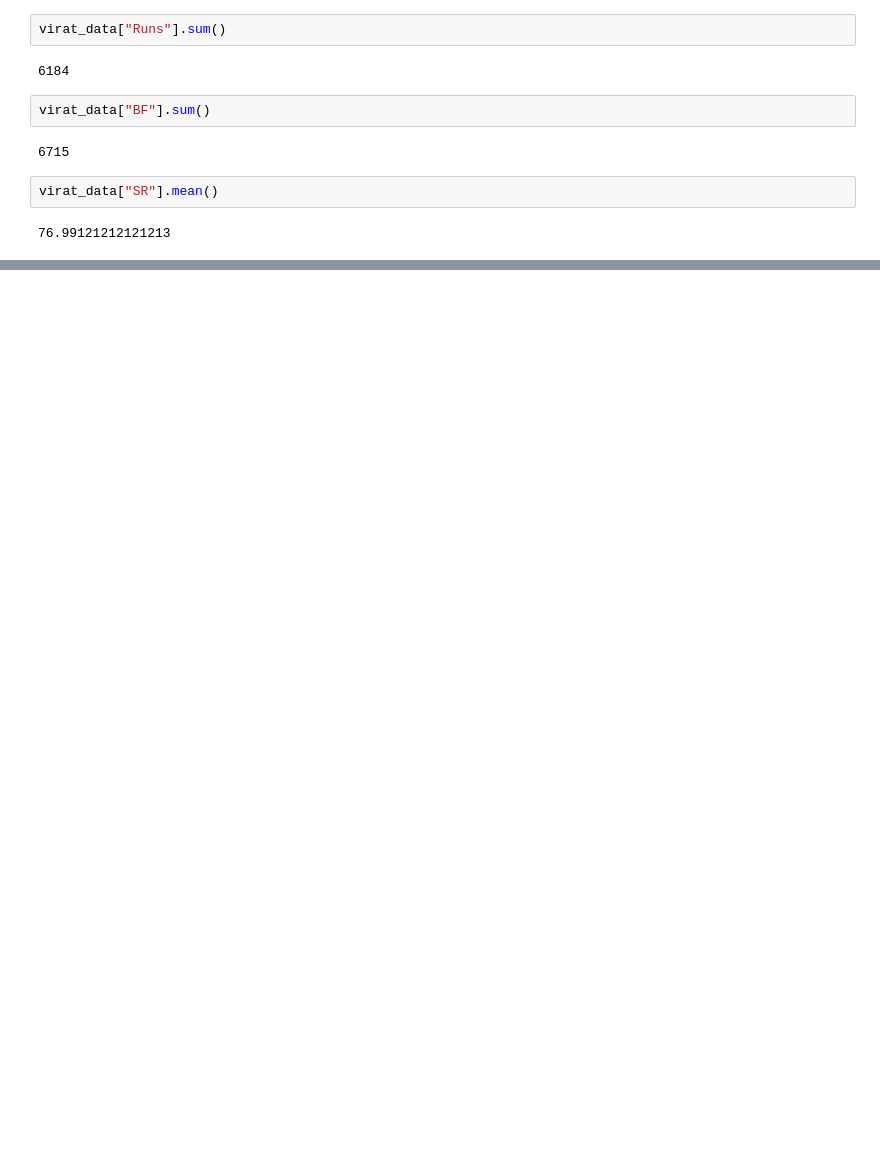
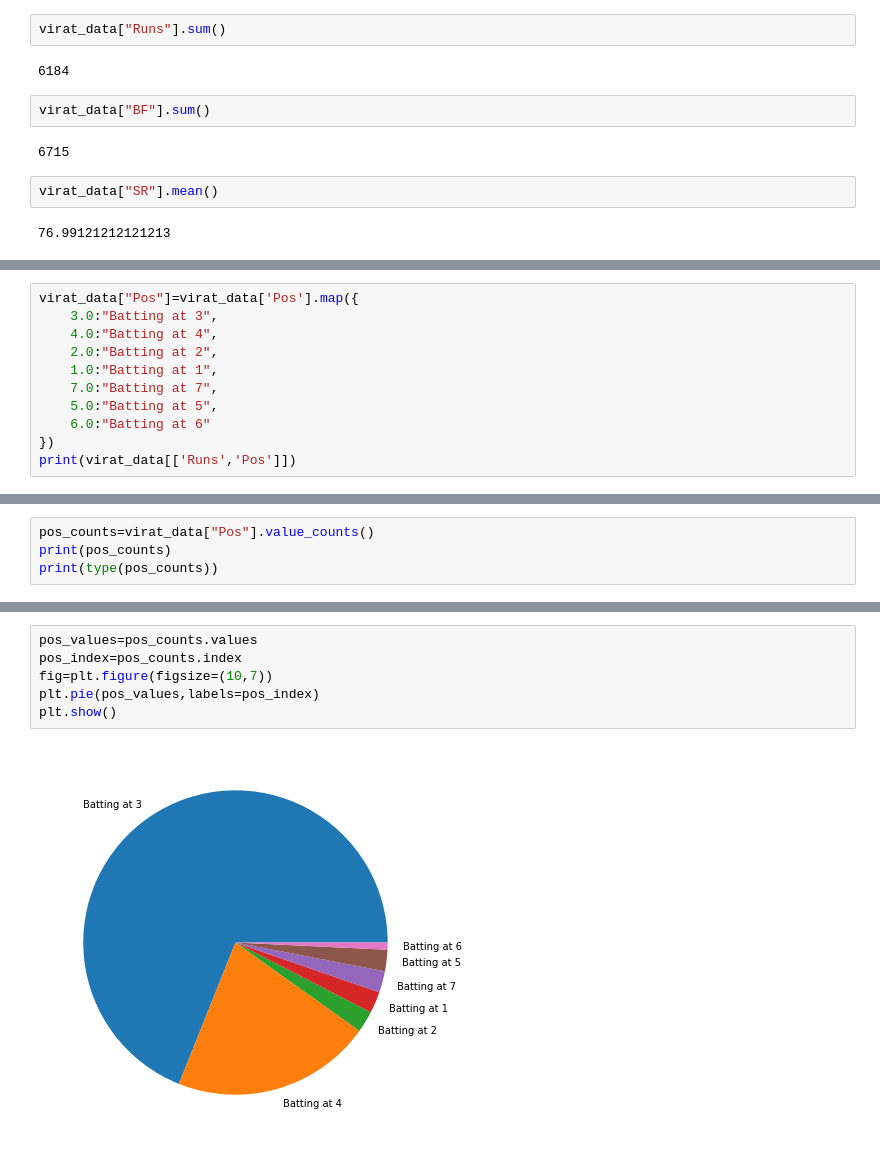
Before and after one commit to subhajit4980/Winter_Training, a Jupyter notebook: pndas.ipynb, the cells around one changed output, grey strips where cells are left out. Cells and saved outputs as stored; diff of their text form; blank space fills up the shorter version.

```diff
--- a/pndas.ipynb
+++ b/pndas.ipynb
@@ -306,0 +322,11 @@ AttributeError: 'function' object has no attribute 'pie'
+# %%
+virat_data["Pos"]=virat_data['Pos'].map({
+    3.0:"Batting at 3",
+    4.0:"Batting at 4",
+    2.0:"Batting at 2",
+    1.0:"Batting at 1",
+    7.0:"Batting at 7",
+    5.0:"Batting at 5",
+    6.0:"Batting at 6"
+})
+print(virat_data[['Runs','Pos']])
@@ -306,0 +348,4 @@ AttributeError: 'function' object has no attribute 'pie'
+# %%
+pos_counts=virat_data["Pos"].value_counts()
+print(pos_counts)
+print(type(pos_counts))
@@ -306,0 +362,8 @@ AttributeError: 'function' object has no attribute 'pie'
+# %%
+pos_values=pos_counts.values
+pos_index=pos_counts.index
+fig=plt.figure(figsize=(10,7))
+plt.pie(pos_values,labels=pos_index)
+plt.show()
+# %% [output]
+[figure, added]
```
Also changed, not shown: parts of 16 cells of this notebook, 6 other files.
